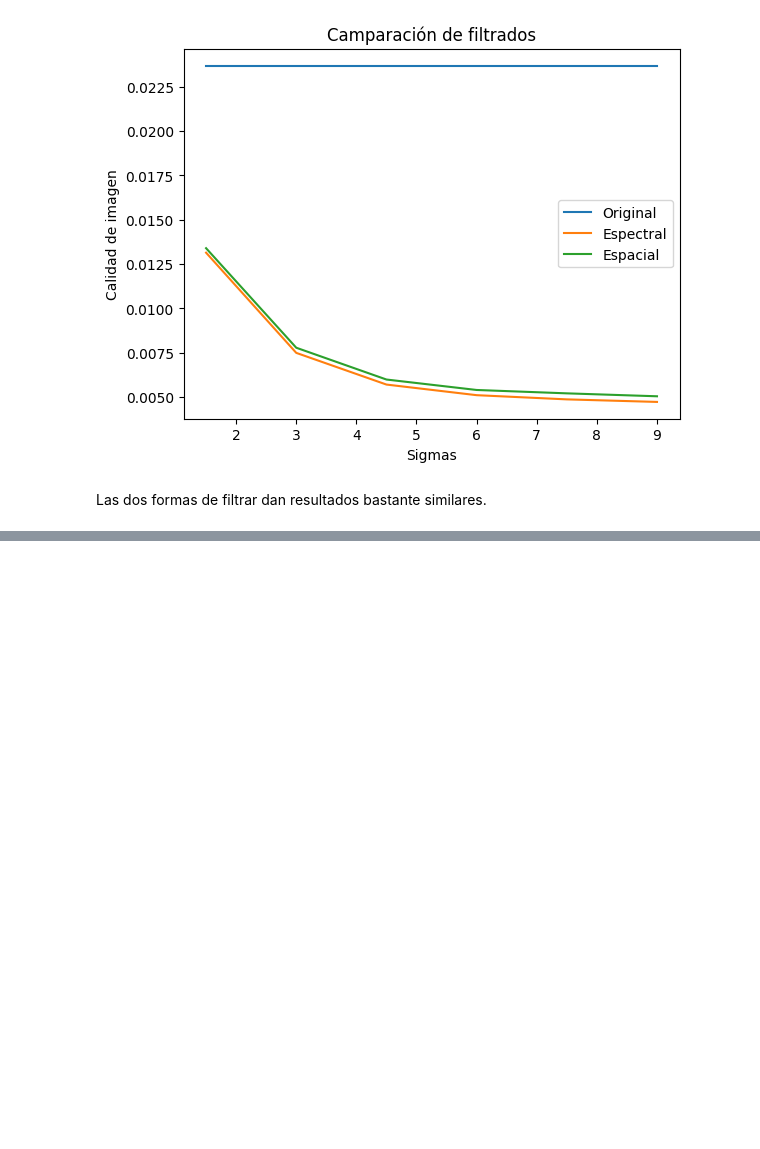
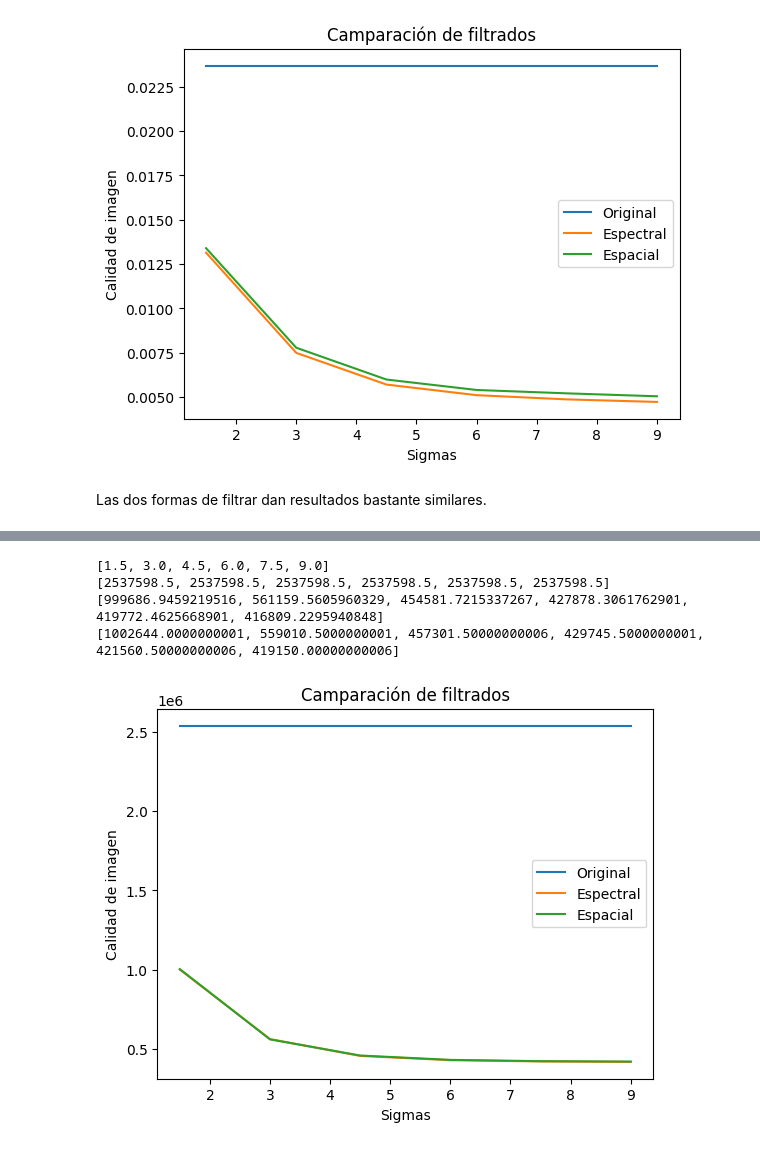
Before and after one commit to JossySoo/Vision_Computadora_I_Ejercicios, a Jupyter notebook: TP2/TP_2.ipynb, the cells around one changed output, grey strips where cells are left out. Saved outputs shown, nothing was run; the diff lists cells and outputs as text; code cells hidden in the pictures; blank space fills up the shorter version.

```diff
--- a/TP2/TP_2.ipynb
+++ b/TP2/TP_2.ipynb
@@ -138,0 +146,48 @@ Las dos formas de filtrar dan resultados bastante similares.
+# %%
+def wav1_measure(img):
+    # Aplicar la transformada wavelet discreta (DWT) de primer nivel para calcular coeficientes
+    cA, (cH, cV, cD) = pywt.dwt2(img, 'db1')  # 'db1' es Daubechies con 1 vanishing moment
+
+    # Calcular el indicador de enfoque (phi) sumando los valores absolutos de los coeficientes
+    # Horizontales, verticales y diagonales (cH, cV, cD)
+    phi = np.sum(np.abs(cH) + np.abs(cV) + np.abs(cD))
+    return phi
+# %%
+#2537598.5
+print(sigmas)
+
+wav1_original=[]
+wav1_espectral=[]
+wav1_espacial=[]
+
+for i in np.arange(0,len(sigmas)):
+    wav1_original.append(wav1_measure(img_orig))
+    wav1_espectral.append(wav1_measure(imagenes_prueba[i][0]))
+    wav1_espacial.append(wav1_measure(imagenes_prueba[i][1]))
+
+print(wav1_original)
+print(wav1_espectral)
+print(wav1_espacial)
+# %% [output]
+[1.5, 3.0, 4.5, 6.0, 7.5, 9.0]
+[2537598.5, 2537598.5, 2537598.5, 2537598.5, 2537598.5, 2537598.5]
+[999686.9459219516, 561159.5605960329, 454581.7215337267, 427878.3061762901, 419772.4625668901, 416809.2295940848]
+[1002644.0000000001, 559010.5000000001, 457301.50000000006, 429745.5000000001, 421560.50000000006, 419150.00000000006]
+# %%
+# Crear un gráfico de líneas para cada serie de datos
+plt.plot(sigmas, wav1_original, label='Original')
+plt.plot(sigmas, wav1_espectral, label='Espectral')
+plt.plot(sigmas, wav1_espacial, label='Espacial')
+
+# Añadir leyenda
+plt.legend()
+
+# Añadir título y etiquetas a los ejes
+plt.title('Camparación de filtrados')
+plt.xlabel('Sigmas')
+plt.ylabel('Calidad de imagen')
+
+# Mostrar el gráfico
+plt.show()
+# %% [output]
+[figure, added]
```
Also changed, not shown: parts of 5 cells of this notebook, 2 other files.
